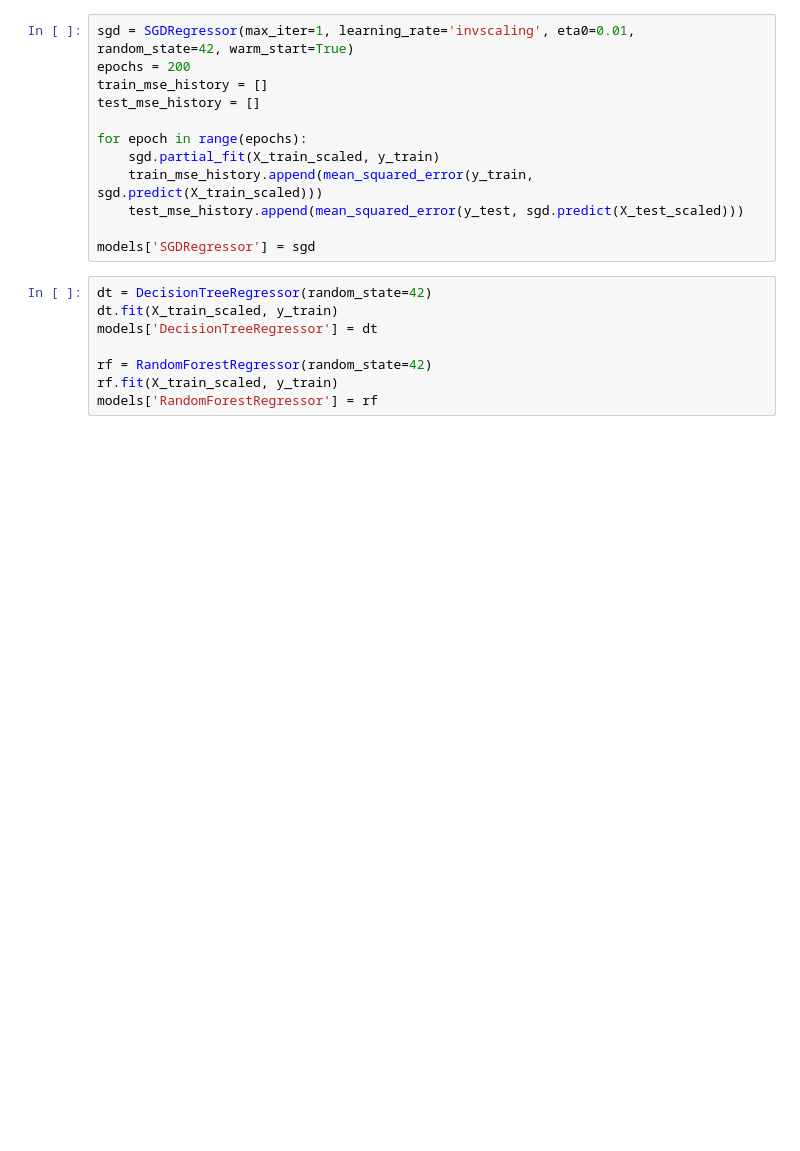
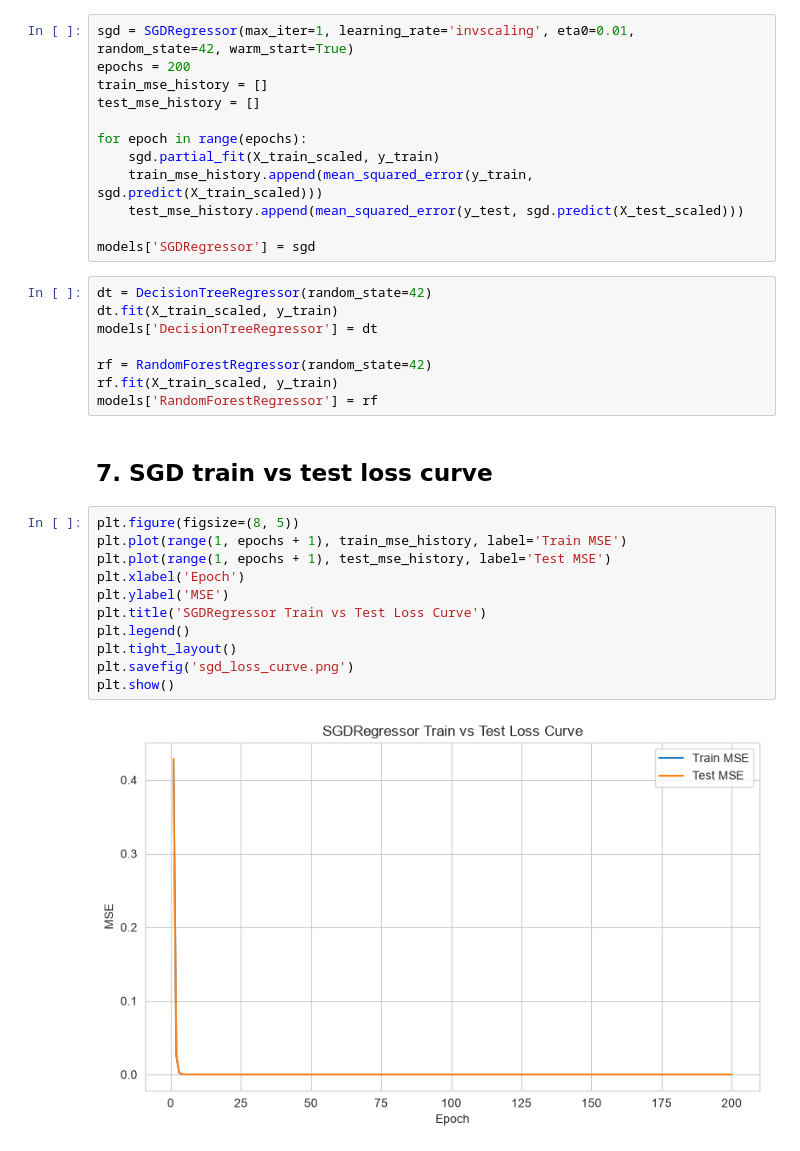
Before and after one commit to Divine-kuzo/linear_regression_model, a Jupyter notebook: summative/linear_regression/multivariate.ipynb, the cells around one changed output. Saved outputs shown, nothing was run; the diff lists cells and outputs as text; blank space fills up the shorter version.

Commit message:
notebook: plot SGD train vs test loss curve (png)

```diff
--- a/summative/linear_regression/multivariate.ipynb
+++ b/summative/linear_regression/multivariate.ipynb
@@ -154,3 +154,18 @@ models['DecisionTreeRegressor'] = dt
 rf = RandomForestRegressor(random_state=42)
 rf.fit(X_train_scaled, y_train)
 models['RandomForestRegressor'] = rf
+# %% [markdown]
+## 7. SGD train vs test loss curve
+# %%
+plt.figure(figsize=(8, 5))
+plt.plot(range(1, epochs + 1), train_mse_history, label='Train MSE')
+plt.plot(range(1, epochs + 1), test_mse_history, label='Test MSE')
+plt.xlabel('Epoch')
+plt.ylabel('MSE')
+plt.title('SGDRegressor Train vs Test Loss Curve')
+plt.legend()
+plt.tight_layout()
+plt.savefig('sgd_loss_curve.png')
+plt.show()
+# %% [output]
+[figure, added]
```
Also changed, not shown: 1 other file.
